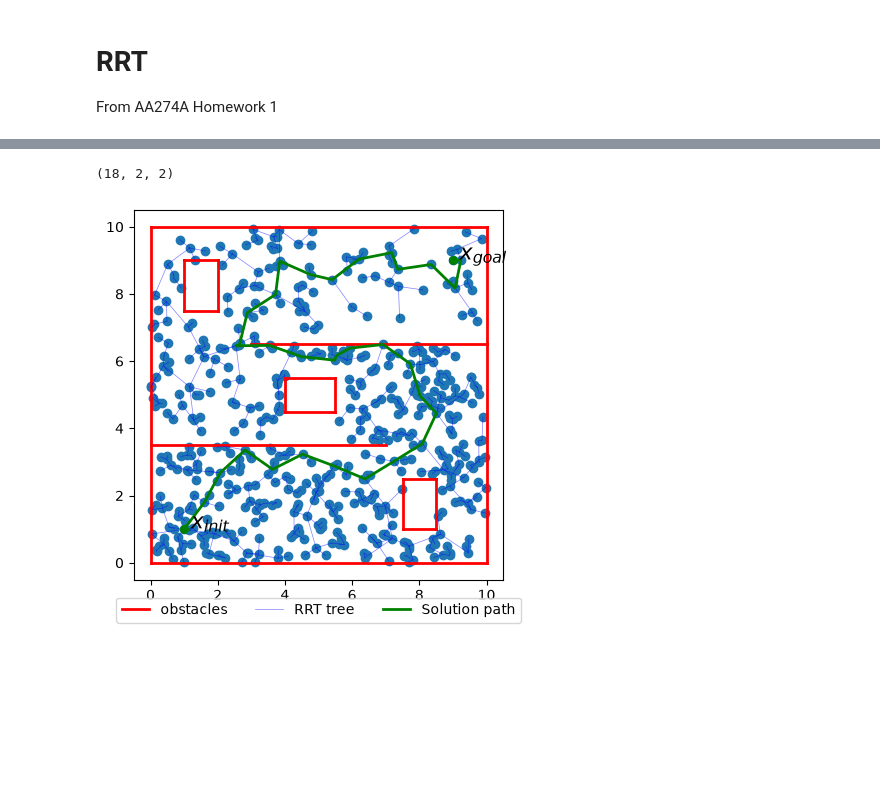
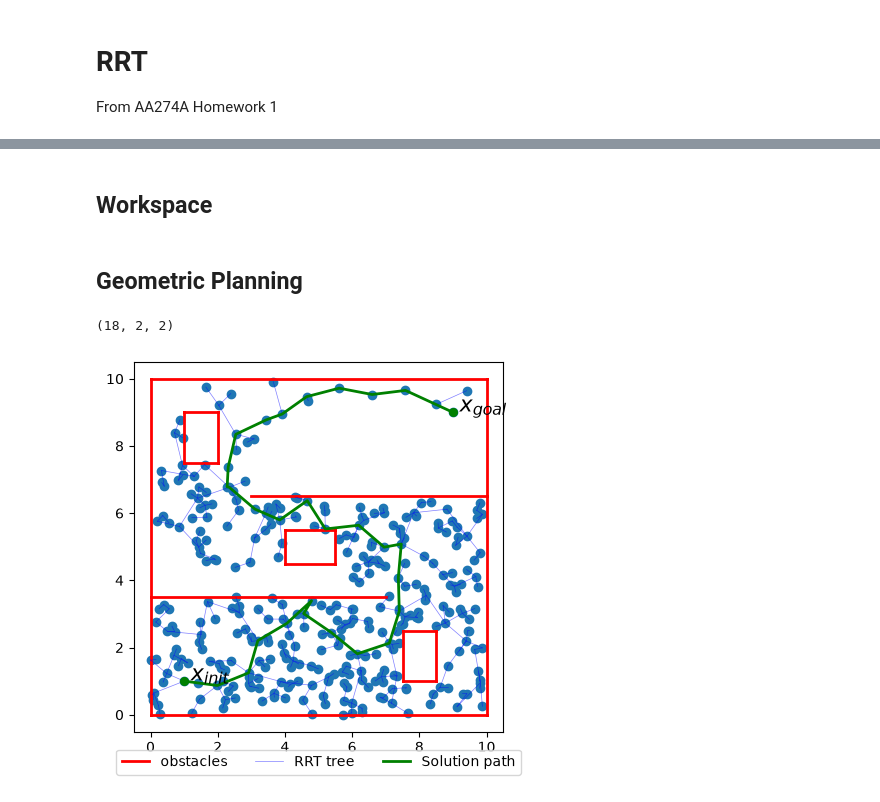
Before and after one commit to Cesium-Lab/gnc, a Jupyter notebook: py-gnc/playgrounds/planning/rrt-aa274-hw1.ipynb, the cells around one changed output, grey strips where cells are left out. Saved outputs shown, nothing was run; the diff lists cells and outputs as text; code cells hidden in the pictures; blank space fills up the shorter version.

```diff
--- a/py-gnc/playgrounds/planning/rrt-aa274-hw1.ipynb
+++ b/py-gnc/playgrounds/planning/rrt-aa274-hw1.ipynb
@@ -9,6 +12,8 @@ import matplotlib.pyplot as plt
 import numpy as np
 
 from cesium.planning import RRT
+# %% [markdown]
+## Workspace
 # %%
 def box(lo, hi):
     """Returns the four walls of an axis-aligned rectangle with corners lo and hi."""
@@ -30,8 +35,9 @@ SEED = 274       # reset to 274 when saving results for submission
+# %% [markdown]
+## Geometric Planning
 # %%
 print(MAZE.shape)
-np.random.seed(SEED)
 grrt = RRT([0,0], [10,10], x_init, x_goal, MAZE)
-grrt.solve(1, 2000, goal_bias=0.005)
+grrt.solve(1, 2000, seed=SEED)
 # %% [output]
 (18, 2, 2)
-[figure, old version]
+[figure, new version]
```
Also changed, not shown: parts of 6 cells of this notebook, 1 other file.
